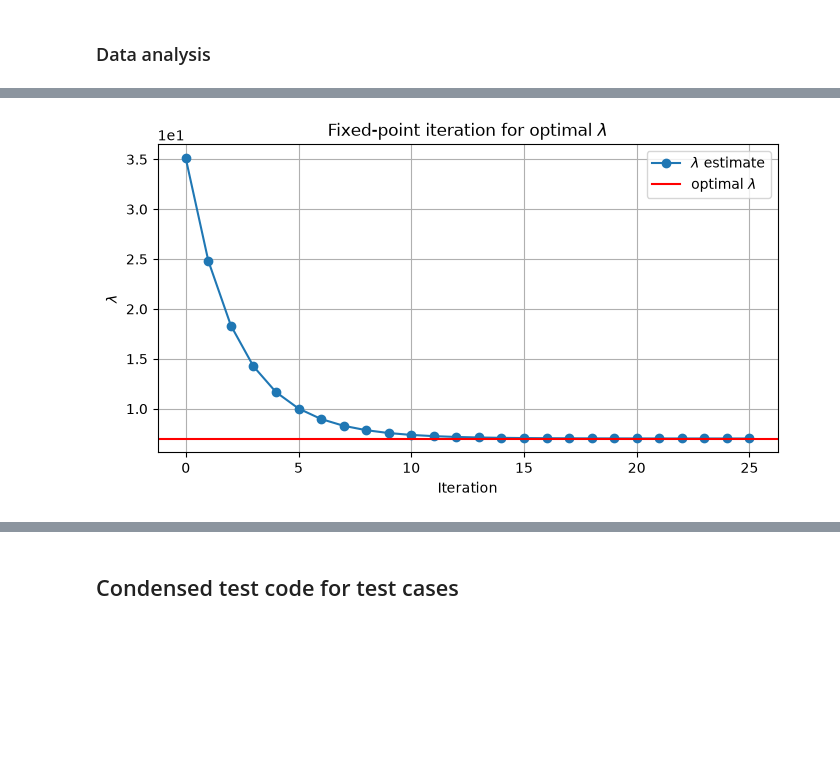
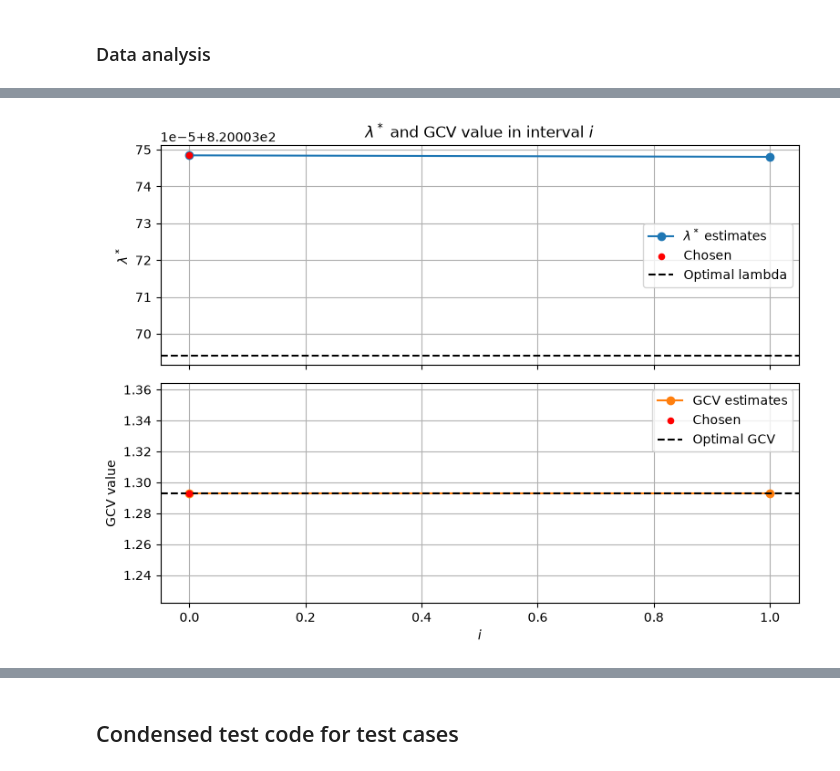
Before and after one commit to advayvyas/OptimalRidge, a Jupyter notebook: gcv_contraction.ipynb, the cells around one changed output, grey strips where cells are left out. Cells and saved outputs as stored; diff of their text form; code cells hidden in the pictures; blank space fills up the shorter version.

```diff
--- a/gcv_contraction.ipynb
+++ b/gcv_contraction.ipynb
@@ -246,7 +246,7 @@ def F_prime(lam, n, a, singular_values):
 # %%
 rng = np.random.default_rng(seed=77)
 
-EPSILON = 0.1
+EPSILON = 1
 ASPECT_RATIO = 0.6  # aspect ratio (d/N)
 N = 1000 # observations
 D = int(ASPECT_RATIO * N)  # parameters
@@ -377,13 +411,19 @@ results = []
 
 for i in range(w):
     left = i * 2 * r_hat
-    right = (i + 1) * 2 * r_hat
+    right = min((i + 1) * 2 * r_hat, LAM_MAX)
     lam_0 = (left + right) / 2
 
-    lam_star, lam_stars = fixed_point_iteration(lam_0, iterations=25)
-    gcv_value = G(lam_star, N, a, sigma)
+    lam_star, lam_stars, converged = fixed_point_iteration(lam_0)
 
-    results.append((lam_star, gcv_value))
+    if converged:
+        gcv_value = G(lam_star, N, a, sigma)
+
+        if np.isfinite(gcv_value):
+            results.append((lam_star, gcv_value))
+
+if not results:
+    raise RuntimeError("None of the starting values converged.")
 
 estimated_lambda, estimated_gcv = min(results, key=lambda result: result[1])
 
@@ -393,5 +433,5 @@ print("Estimated GCV:", estimated_gcv)
 print("Optimal lambda:", optimal_lambda)
 print("Optimal GCV:", optimal_gcv)
 
-print("Difference of lambdas (estimated - optimal):", (lam_star - optimal_lambda))
+print("Difference of lambdas (estimated - optimal):", (estimated_lambda - optimal_lambda))
 # %% [output]
@@ -403,16 +443,53 @@ Difference of lambdas (estimated - optimal): 0.0006842060499918645
 # %%
-iterations = np.arange(len(lam_stars))
+i = np.arange(len(results))
+lam_star_values = np.array([result[0] for result in results])
+gcv_values = np.array([result[1] for result in results])
 
-plt.figure(figsize=(8, 4))
-plt.plot(iterations, np.asarray(lam_stars).ravel(), marker="o", label=r"$\lambda$ estimate")
-plt.axhline(optimal_lambda, color="red", linestyle="-",
-            label=r"optimal $\lambda$")
-plt.ticklabel_format(style='sci', axis='y', useOffset=False, scilimits=(0,0))
-plt.xlabel("Iteration")
-plt.ylabel(r"$\lambda$")
-plt.title(r"Fixed-point iteration for optimal $\lambda$")
-plt.legend()
-plt.grid(True)
+chosen_idx = np.argmin(gcv_values)
+
+fig, axes = plt.subplots(2, 1, figsize=(8, 6), sharex=True)
+
+axes[0].plot(i, lam_star_values, marker="o", label=r"$\lambda^*$ estimates")
+axes[0].scatter(
+    chosen_idx,
+    lam_star_values[chosen_idx],
+    color="red",
+    s=20,
+    zorder=3,
+    label="Chosen"
+)
+axes[0].axhline(
+    optimal_lambda,
+    color="black",
+    linestyle="--",
+    label="Optimal lambda"
+)
+axes[0].set_ylabel(r"$\lambda^*$")
+axes[0].set_title(r"$\lambda^*$ and GCV value in interval $i$")
+axes[0].legend()
+axes[0].grid(True)
+
+axes[1].plot(i, gcv_values, marker="o", color="tab:orange", label="GCV estimates")
+axes[1].scatter(
+    chosen_idx,
+    gcv_values[chosen_idx],
+    color="red",
+    s=20,
+    zorder=3,
+    label="Chosen"
+)
+axes[1].axhline(
+    optimal_gcv,
+    color="black",
+    linestyle="--",
+    label="Optimal GCV"
+)
+axes[1].set_xlabel("$i$")
+axes[1].set_ylabel("GCV value")
+axes[1].legend()
+axes[1].grid(True)
+
+plt.tight_layout()
 plt.show()
 # %% [output]
-[figure, old version]
+[figure, new version]
```
Also changed, not shown: parts of 11 cells of this notebook.
